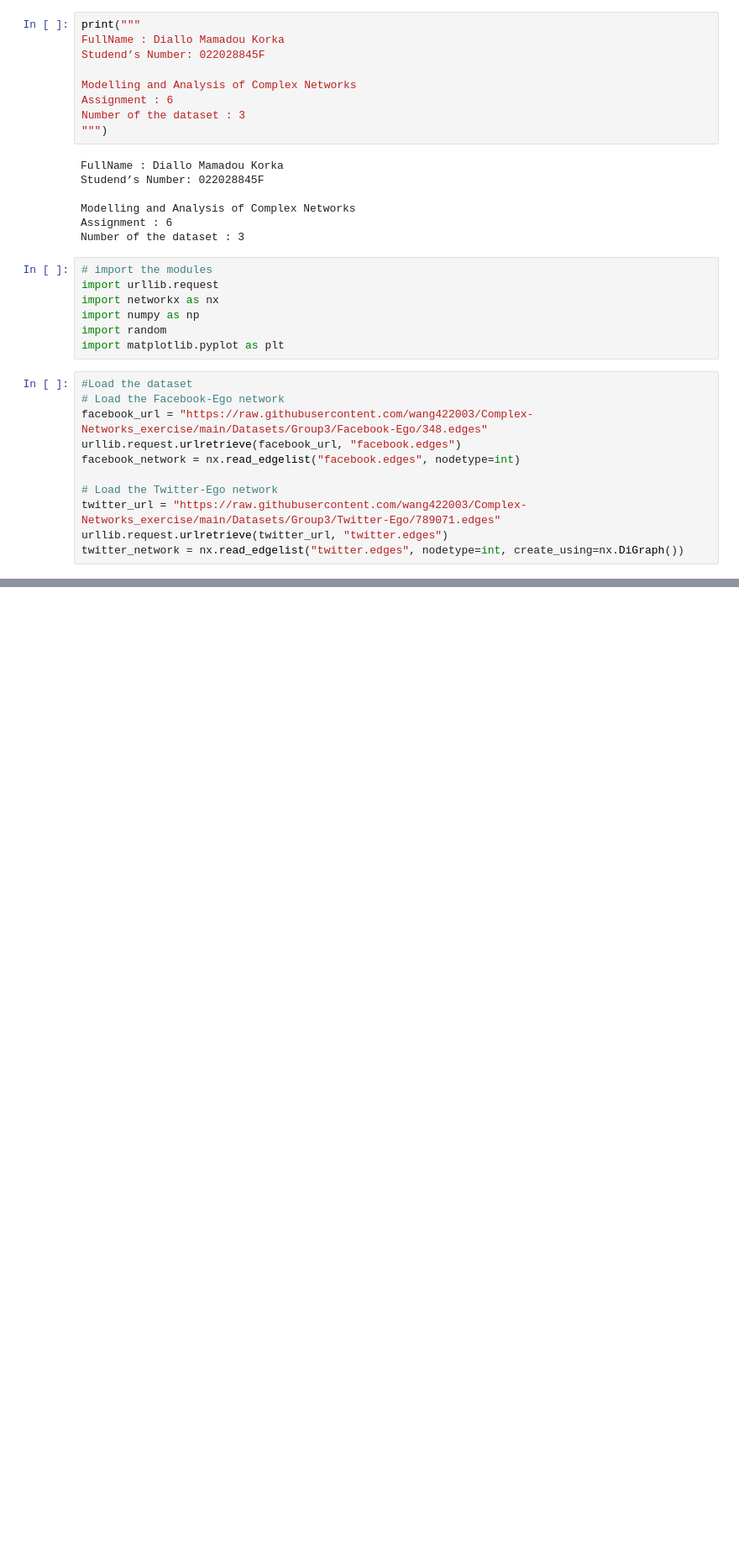
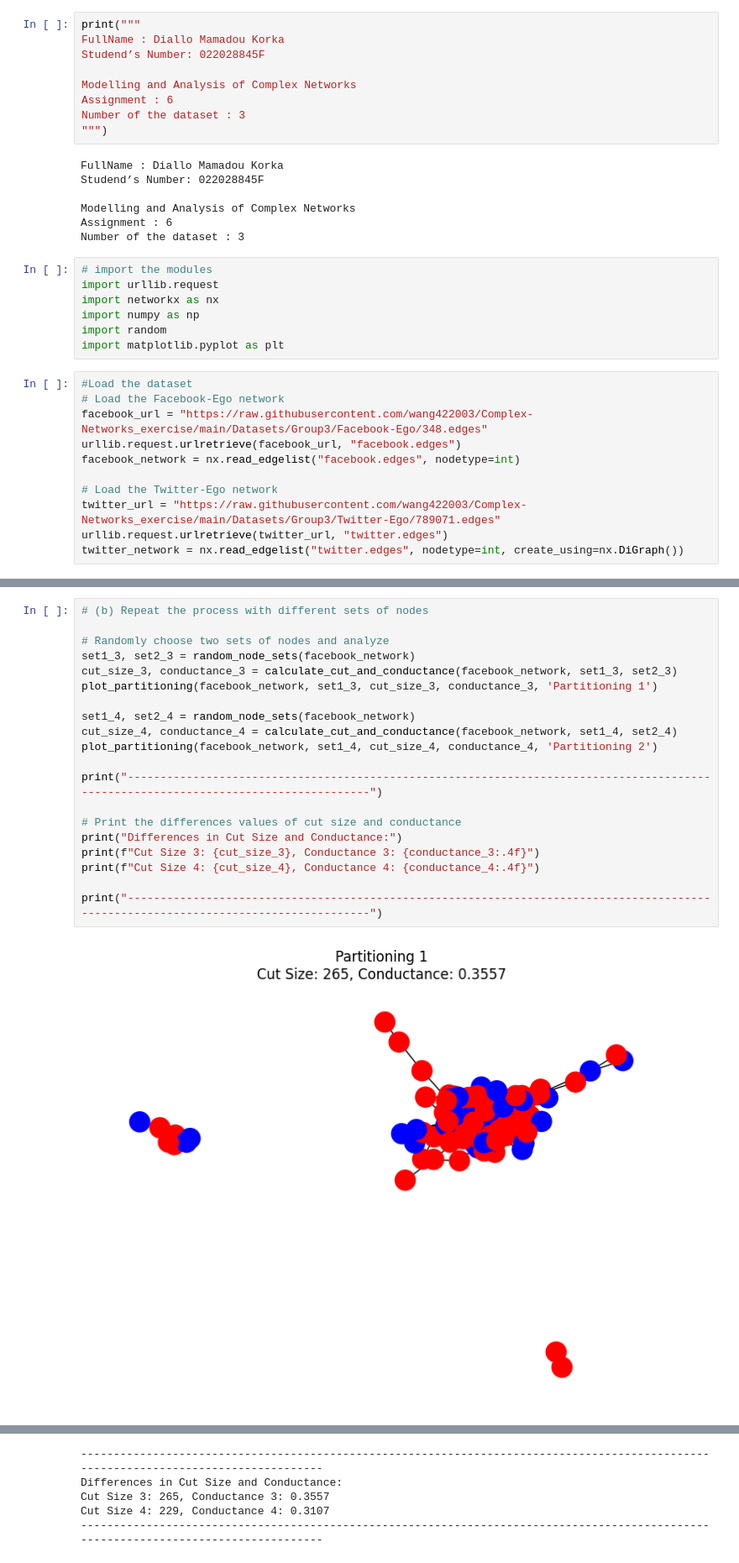
Before and after one commit to SedarKorka/Analysis-of-Complex-Networks, a Jupyter notebook: assignment6.ipynb, the cells around one changed output, grey strips where cells are left out. Shown at 84% size. Drawn from its saved outputs; the diff is of its cells as text; blank space fills up the shorter version.

```diff
--- a/assignment6.ipynb
+++ b/assignment6.ipynb
@@ -158,0 +80,22 @@ In conclusion, the observed differences in cut size and conductance are likely a
+# %%
+# (b) Repeat the process with different sets of nodes
+
+# Randomly choose two sets of nodes and analyze
+set1_3, set2_3 = random_node_sets(facebook_network)
+cut_size_3, conductance_3 = calculate_cut_and_conductance(facebook_network, set1_3, set2_3)
+plot_partitioning(facebook_network, set1_3, cut_size_3, conductance_3, 'Partitioning 1')
+
+set1_4, set2_4 = random_node_sets(facebook_network)
+cut_size_4, conductance_4 = calculate_cut_and_conductance(facebook_network, set1_4, set2_4)
+plot_partitioning(facebook_network, set1_4, cut_size_4, conductance_4, 'Partitioning 2')
+
+print("-------------------------------------------------------------------------------------------------------------------------------------")
+
+# Print the differences values of cut size and conductance
+print("Differences in Cut Size and Conductance:")
+print(f"Cut Size 3: {cut_size_3}, Conductance 3: {conductance_3:.4f}")
+print(f"Cut Size 4: {cut_size_4}, Conductance 4: {conductance_4:.4f}")
+
+print("-------------------------------------------------------------------------------------------------------------------------------------")
+# %% [output]
+[figure, added]
@@ -158,0 +103,5 @@ In conclusion, the observed differences in cut size and conductance are likely a
+-------------------------------------------------------------------------------------------------------------------------------------
+Differences in Cut Size and Conductance:
+Cut Size 3: 265, Conductance 3: 0.3557
+Cut Size 4: 229, Conductance 4: 0.3107
+-------------------------------------------------------------------------------------------------------------------------------------
```
Also changed, not shown: parts of 6 cells of this notebook.
